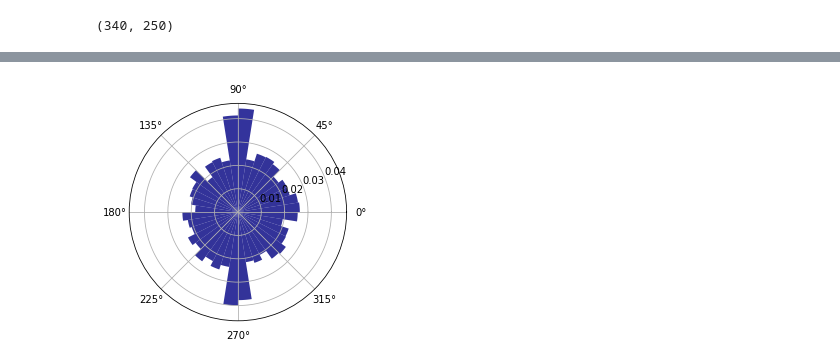
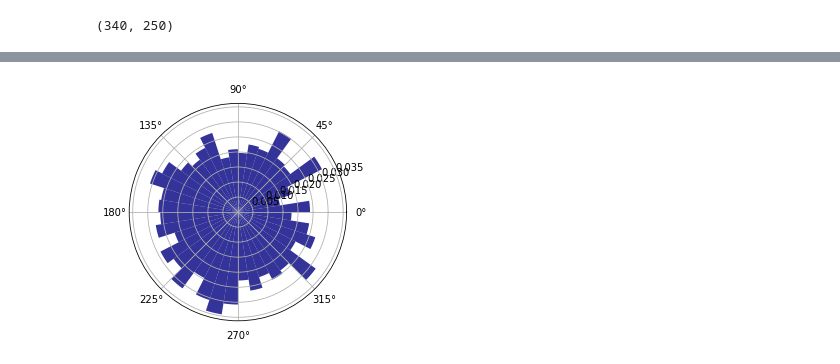
Before and after one commit to kayteeflick/nma_cn_flow_state, a Jupyter notebook: phase_relationships.ipynb, the cells around one changed output, grey strips where cells are left out. Saved outputs shown, nothing was run; the diff lists cells and outputs as text; code cells hidden in the pictures.

```diff
--- a/phase_relationships.ipynb
+++ b/phase_relationships.ipynb
@@ -160,3 +172,5 @@ print(len(filtered_lfp))
+# %%
+data_ref = np.dstack((dat['lfp'][:,:,::-1],dat['lfp'], dat['lfp'][:,:,::-1]))
 # %%
 #pulling LFP Data of mouse 11
 dat = dat_LFP[11]
@@ -164,7 +178,7 @@ dat = dat_LFP[11]
 fs = 100.0
 lowcut = 7.0
 highcut = 9.0
-filt_data = butter_bandpass_filter_good_func(dat['lfp'], lowcut, highcut, fs,order=5)
+filt_data = butter_bandpass_filter_good_func(data_ref, lowcut, highcut, fs,order=5)
 #plotting
 test = np.mean(filt_data,axis=0)
 plt.plot(np.mean(test,axis=0))
@@ -175,4 +189,6 @@ plt.plot(np.mean(test,axis=0))
 import scipy.signal as ss
 # %%
 hilb_data = ss.hilbert(filt_data)
+# %%
+hilb_data = hilb_data[:,:,250:500]
 # %%
@@ -268,9 +286,9 @@ plot_colourline(mean_phase, np.abs(mean_amp), np.arange(len(mean_phase)))
 # %%
 #Requires getting hilb_data from above
 sess = 11
-hilb_lfp = hilb_data[np.array(dat_LFP[sess]['brain_area_lfp'])=='CA1'][0]
-idx = alldat[sess]['brain_area']=='SUB'
-spikes = alldat[sess]['spks'][idx]
+hilb_lfp = hilb_data[np.array(dat_LFP[sess]['brain_area_lfp'])=='CA1'][0]#[:,25:]
+idx = alldat[sess]['brain_area']=='CA1'
+spikes = alldat[sess]['spks'][idx]#[:,25:]
 # %%
 phase_all = np.angle(hilb_lfp) + np.pi
 phase_all.shape
@@ -295,22 +313,22 @@ plt.colorbar()
 # %%
 bottom = 0
 max_height = 1
 
 theta = (phase_bins[1:] + phase_bins[:-1]) / 2
-radii = bin_counts[90]
+radii = bin_counts[33]
 N = len(theta)
 width = (2*np.pi) / N
 
 ax = plt.subplot(111, polar=True)
 bars = ax.bar(theta, radii, width=width, bottom=bottom)
 
 # Use custom colors and opacity
 for r, bar in zip(radii, bars):
     bar.set_facecolor(plt.cm.jet(r / 10.))
     bar.set_alpha(0.8)
 
 plt.show()
 # %% [output]
-[figure, old version]
+[figure, new version]
 # %%
 hilb_data[np.array(dat_LFP[sess]['brain_area_lfp'])=='CA1'][0].shape
```
Also changed, not shown: parts of 17 cells of this notebook.
